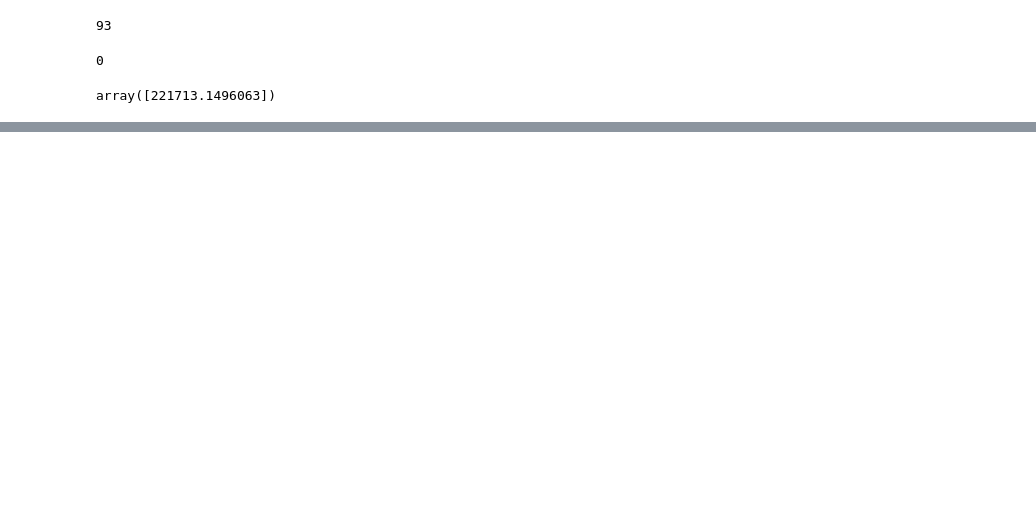
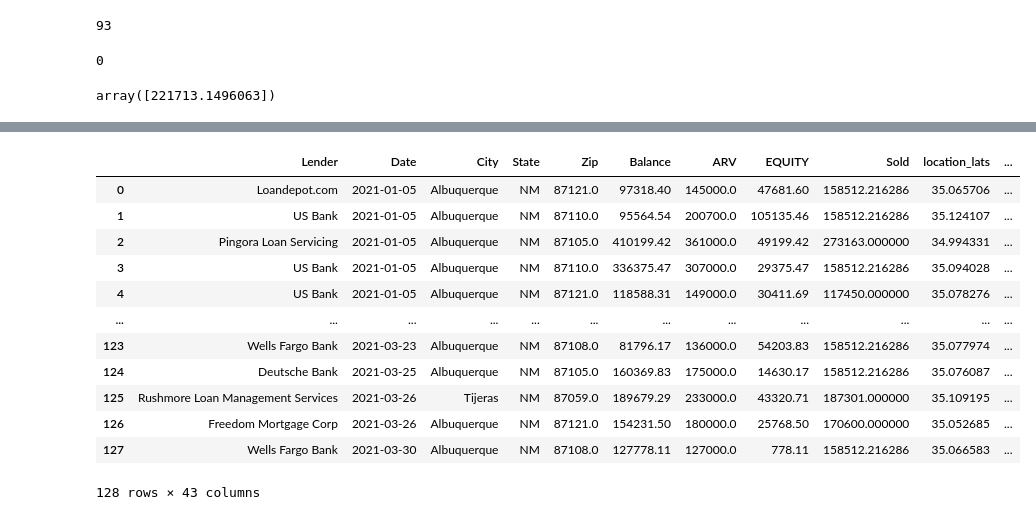
Before and after one commit to munjik/personal-projects, a Jupyter notebook: real_estate_project/Untitled.ipynb, the cells around one changed output, grey strips where cells are left out. Saved outputs shown, nothing was run; the diff lists cells and outputs as text; code cells hidden in the pictures; blank space fills up the shorter version.

```diff
--- a/real_estate_project/Untitled.ipynb
+++ b/real_estate_project/Untitled.ipynb
@@ -217,2 +289,3 @@ print(df.Zip.nunique())
 # %%
-""""""
+#lets drop address and coordinates since we now have lats and longs
+df = df.drop(columns=['Address', 'coordinates'])
@@ -218,0 +313,10 @@ print(df.Zip.nunique())
+# %%
+#Change Zip to INT64 instead of current object
+df['Zip'] = df['Zip'].astype('int64')
+# %%
+#begin OHE
+ohc = OneHotEncoder()
+ohe = ohc.fit_transform(df.Lender.values.reshape(-1,1)).toarray()
+
+dfOneHot = pd.DataFrame(ohe, columns=['Lender_' +str(ohc.categories_[0][i]) for i in range(len(ohc.categories_[0]))])
+dfh = pd.concat([df, dfOneHot], axis = 1)
@@ -219,3 +339,19 @@ print(df.Zip.nunique())
+# %%
+dfh
+# %% [output]
+|  | Lender | Date | City | State | Zip | Balance | ARV | EQUITY | Sold | location_lats | ... |
+| 0 | Loandepot.com | 2021-01-05 | Albuquerque | NM | 87121.0 | 97318.40 | 145000.0 | 47681.60 | 158512.216286 | 35.065706 | ... |
+| 1 | US Bank | 2021-01-05 | Albuquerque | NM | 87110.0 | 95564.54 | 200700.0 | 105135.46 | 158512.216286 | 35.124107 | ... |
+| 2 | Pingora Loan Servicing | 2021-01-05 | Albuquerque | NM | 87105.0 | 410199.42 | 361000.0 | 49199.42 | 273163.000000 | 34.994331 | ... |
+| 3 | US Bank | 2021-01-05 | Albuquerque | NM | 87110.0 | 336375.47 | 307000.0 | 29375.47 | 158512.216286 | 35.094028 | ... |
+| 4 | US Bank | 2021-01-05 | Albuquerque | NM | 87121.0 | 118588.31 | 149000.0 | 30411.69 | 117450.000000 | 35.078276 | ... |
+| ... | ... | ... | ... | ... | ... | ... | ... | ... | ... | ... | ... |
+| 123 | Wells Fargo Bank | 2021-03-23 | Albuquerque | NM | 87108.0 | 81796.17 | 136000.0 | 54203.83 | 158512.216286 | 35.077974 | ... |
+| 124 | Deutsche Bank | 2021-03-25 | Albuquerque | NM | 87105.0 | 160369.83 | 175000.0 | 14630.17 | 158512.216286 | 35.076087 | ... |
+| 125 | Rushmore Loan Management Services | 2021-03-26 | Tijeras | NM | 87059.0 | 189679.29 | 233000.0 | 43320.71 | 187301.000000 | 35.109195 | ... |
+| 126 | Freedom Mortgage Corp | 2021-03-26 | Albuquerque | NM | 87121.0 | 154231.50 | 180000.0 | 25768.50 | 170600.000000 | 35.052685 | ... |
+| 127 | Wells Fargo Bank | 2021-03-30 | Albuquerque | NM | 87108.0 | 127778.11 | 127000.0 | 778.11 | 158512.216286 | 35.066583 | ... |
+128 rows × 43 columns
 # %%
 # starting off by starting to see what is selling above judgement and %%% sold vs Scheduled
 # %%
```
Also changed, not shown: parts of 27 cells of this notebook, 1 other file.
